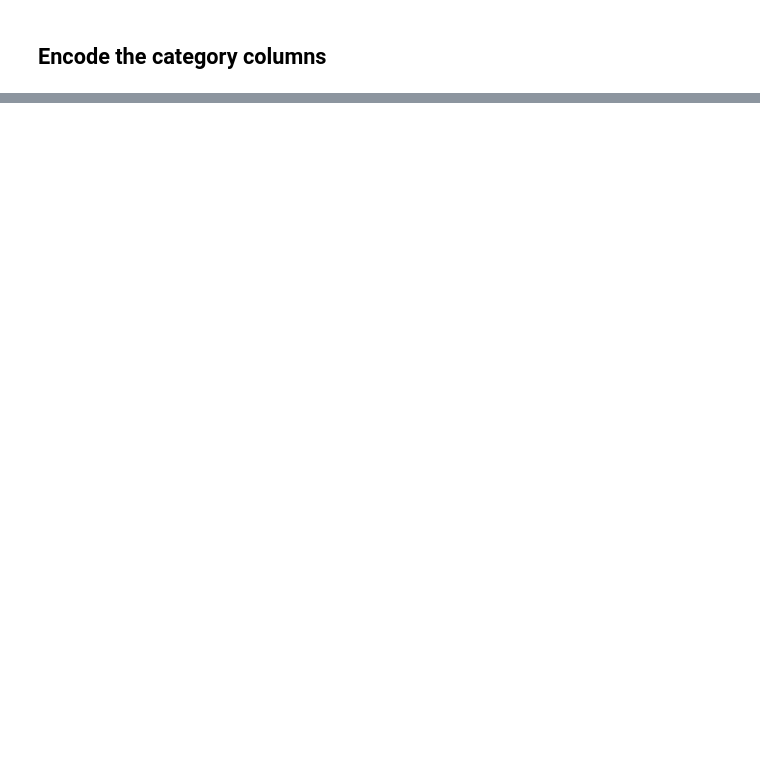
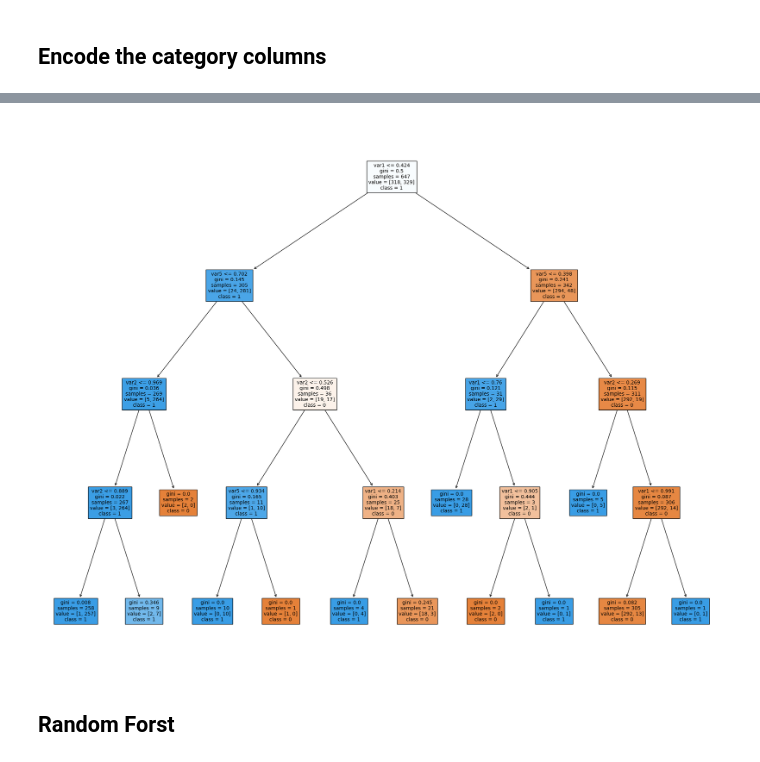
Before and after one commit to engmohamedsalah/AIMaster-MachineLearningDeepLearning, a Jupyter notebook: Machine_Learning_&_Deep_Learning_Assignment.ipynb, the cells around one changed output, grey strips where cells are left out. Saved outputs shown, nothing was run; the diff lists cells and outputs as text; code cells hidden in the pictures; blank space fills up the shorter version.

```diff
--- a/Machine_Learning_&_Deep_Learning_Assignment.ipynb
+++ b/Machine_Learning_&_Deep_Learning_Assignment.ipynb
@@ -155,10 +177,8 @@ sns.boxplot(x=df['var4'])
 print(df.columns)
 
 # One-Hot Encoded for var3
-df = pd.get_dummies(df, columns=['var3', 'var6'], drop_first=False)
+encoded_df = pd.get_dummies(df, columns=['var6'], drop_first=False)
 #print(encoded_df.columns)
 
-#df = df.drop(columns=['var3', 'var6'])
-
-#updated_df = pd.concat([df, encoded_df], axis=1)
+updated_df = pd.concat([df, encoded_df], axis=1)
 # %% [output]
@@ -182,0 +195,4 @@ encoded_df.sample(5)
+# %%
+#convert the new column from bool to int
+encoded_df['var6_no'] = encoded_df['var6_no'].astype(int)
+encoded_df['var6_yes'] = encoded_df['var6_yes'].astype(int)
@@ -216,0 +223,9 @@ for col in numeric_columns:
+# %%
+# rescalling the column to be align the same scaller
+
+from sklearn.preprocessing import MinMaxScaler
+
+scaler = MinMaxScaler()
+
+for col in numeric_columns:
+  encoded_df[col] = scaler.fit_transform(encoded_df[[col]])
@@ -216,0 +266,14 @@ for col in numeric_columns:
+# %%
+# Split the dataset into training and testing sets
+
+from sklearn.model_selection import train_test_split
+
+X = encoded_df.drop('target', axis=1)
+y = encoded_df['target']
+
+X_train, X_test, y_train, y_test = train_test_split(X, y, test_size=0.3)
+
+print(f"Shape of X_train: {X_train.shape}")
+print(f"Shape of X_test: {X_test.shape}")
+print(f"Shape of y_train: {y_train.shape}")
+print(f"Shape of y_test: {y_test.shape}")
@@ -216,0 +339,13 @@ for col in numeric_columns:
+# %%
+# draw the decesion tree
+
+from sklearn import tree
+import matplotlib.pyplot as plt
+
+fig = plt.figure(figsize=(25, 20))
+tree.plot_tree(dt_classifier_best, feature_names=X.columns, class_names=['0', '1'], fontsize=10, filled=True)
+plt.show()
+# %% [output]
+[figure, added]
+# %% [markdown]
+## Random Forst
```
Also changed, not shown: parts of 25 cells of this notebook.
